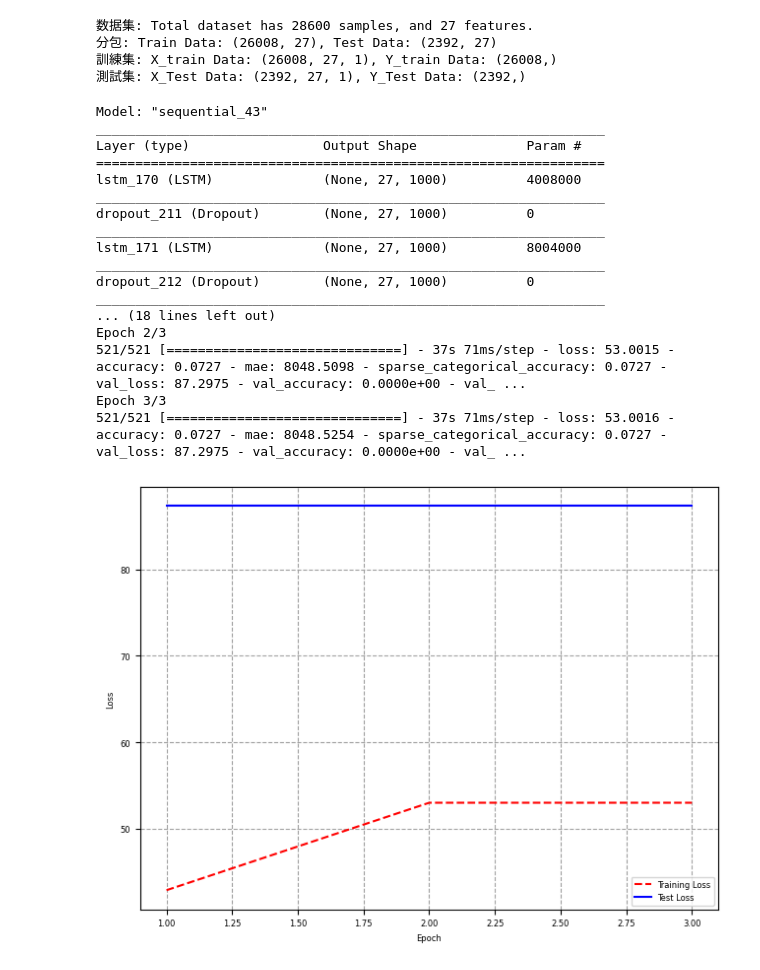
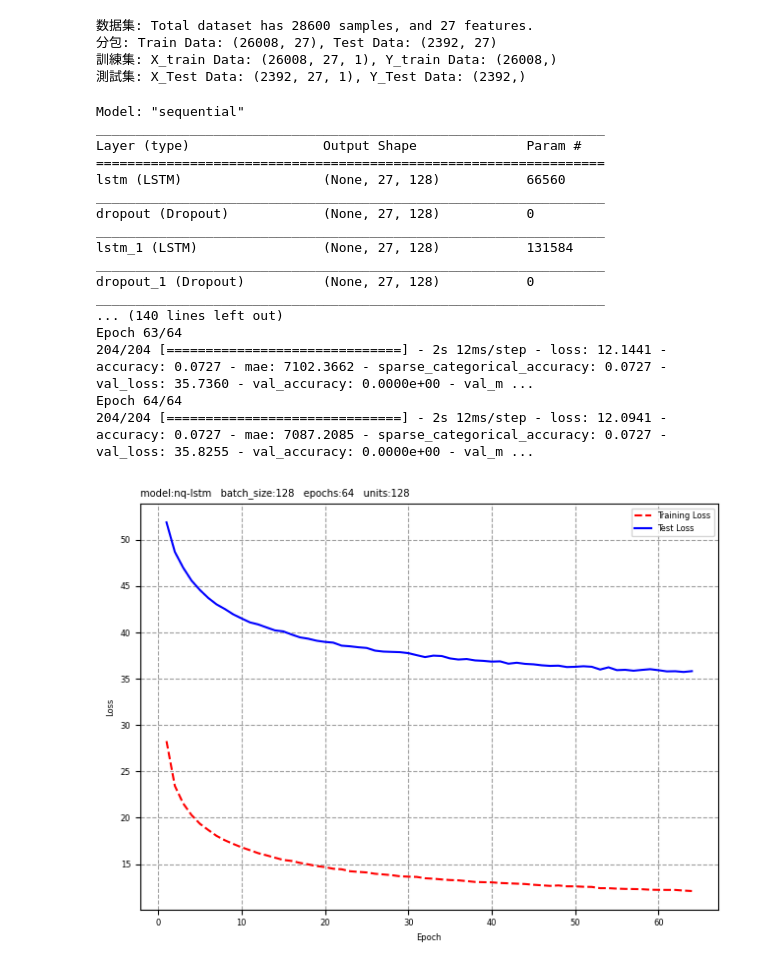
Before and after one commit to webclinic017/dbpower-machine-learning-project, a Jupyter notebook: nq.ipynb, the cells around one changed output. Cells and saved outputs as stored; diff of their text form; code cells hidden in the pictures.

```diff
--- a/nq.ipynb
+++ b/nq.ipynb
@@ -142,7 +142,7 @@ for k, df5 in data.items():
     # 4.3 render
     if (True):
         # print(df5.shape, df5['udate'].iloc[0], df5['udate'].iloc[-1])
-        mpf.plot(df5, type='candle', addplot=apds, style=style, ylabel='', ylabel_lower='', volume=True, figscale=1.25, xrotation=0, datetime_format="%H:%M", show_nontrading=False, tight_layout=True, savefig='./data/img-nq/features/'+k.strftime('%m-%d-%Y'))
+        mpf.plot(df5, type='candle', addplot=apds, style=style, ylabel='', ylabel_lower='', volume=True, figscale=0.75, xrotation=0, datetime_format="%H:%M", show_nontrading=False, tight_layout=True, savefig='./data/img-nq/features/'+k.strftime('%m-%d-%Y'))
 # %%
 # 5.0 合併
 df7 = pd.DataFrame()
@@ -191,9 +192,9 @@ print('測試集: X_Test Data: {}, Y_Test Data: {}'.format(x_test.shape, y_test.
 測試集: X_Test Data: (2392, 27, 1), Y_Test Data: (2392,)
 # %%
 # 6.0.1 模型参数
-batch_size = 50
-epochs = 3  # 80
-units = 1000 # 1000
+batch_size = 128
+epochs = 64
+units = 128
 # 6.0.2 日志参数
 prefix = 'nq-lstm'
 cur_time = datetime.now().strftime("%Y%m%d-%H%M%S")
@@ -230,40 +231,41 @@ history_lstm = model_lstm.fit(x_train, x_train, epochs = epochs, batch_size = ba
                               callbacks=[checkpoint_callback, tensor_board_callback])
 
 # 6.4 儲存模型
-model_path = "./saved_model/nq_lstm_"+cur_time+".h5"
+model_path = "./saved_model/"+prefix+"-"+cur_time+".h5"
 model_lstm.save(model_path)
 # %% [output]
-Model: "sequential_43"
+Model: "sequential"
 _________________________________________________________________
 Layer (type)                 Output Shape              Param #
 =================================================================
-lstm_170 (LSTM)              (None, 27, 1000)          4008000
+lstm (LSTM)                  (None, 27, 128)           66560
 _________________________________________________________________
-dropout_211 (Dropout)        (None, 27, 1000)          0
+dropout (Dropout)            (None, 27, 128)           0
 _________________________________________________________________
-lstm_171 (LSTM)              (None, 27, 1000)          8004000
+lstm_1 (LSTM)                (None, 27, 128)           131584
 _________________________________________________________________
-dropout_212 (Dropout)        (None, 27, 1000)          0
+dropout_1 (Dropout)          (None, 27, 128)           0
 _________________________________________________________________
-... (18 lines left out)
-Epoch 2/3
-521/521 [==============================] - 37s 71ms/step - loss: 53.0015 - accuracy: 0.0727 - mae: 8048.5098 - sparse_categorical_accuracy: 0.0727 - val_loss: 87.2975 - val_accuracy: 0.0000e+00 - val_ ...
-Epoch 3/3
-521/521 [==============================] - 37s 71ms/step - loss: 53.0016 - accuracy: 0.0727 - mae: 8048.5254 - sparse_categorical_accuracy: 0.0727 - val_loss: 87.2975 - val_accuracy: 0.0000e+00 - val_ ...
+... (140 lines left out)
+Epoch 63/64
+204/204 [==============================] - 2s 12ms/step - loss: 12.1441 - accuracy: 0.0727 - mae: 7102.3662 - sparse_categorical_accuracy: 0.0727 - val_loss: 35.7360 - val_accuracy: 0.0000e+00 - val_m ...
+Epoch 64/64
+204/204 [==============================] - 2s 12ms/step - loss: 12.0941 - accuracy: 0.0727 - mae: 7087.2085 - sparse_categorical_accuracy: 0.0727 - val_loss: 35.8255 - val_accuracy: 0.0000e+00 - val_m ...
 # %%
 # 7.0 visualize model
 keys = list(history_lstm.history.keys())
 training_loss = history_lstm.history['loss']
 test_loss = history_lstm.history['val_loss']
 epoch_count = range(1, len(training_loss) + 1)
 plt.plot(epoch_count, training_loss, 'r--')
 plt.plot(epoch_count, test_loss, 'b-')
 plt.legend(['Training Loss', 'Test Loss'])
 plt.xlabel('Epoch')
 plt.ylabel('Loss')
+plt.title('model:'+prefix+'   batch_size:'+str(batch_size)+'   epochs:'+str(epochs)+'   units:'+str(units),loc ='left')
 plt.tight_layout()
 plt.savefig('./data/img-nq/results/'+cur_time)
 # %% [output]
-[figure, old version]
+[figure, new version]
 # %%
 # 8.0 prediction
```
Also changed, not shown: parts of 1 cell of this notebook, 1 other file.
